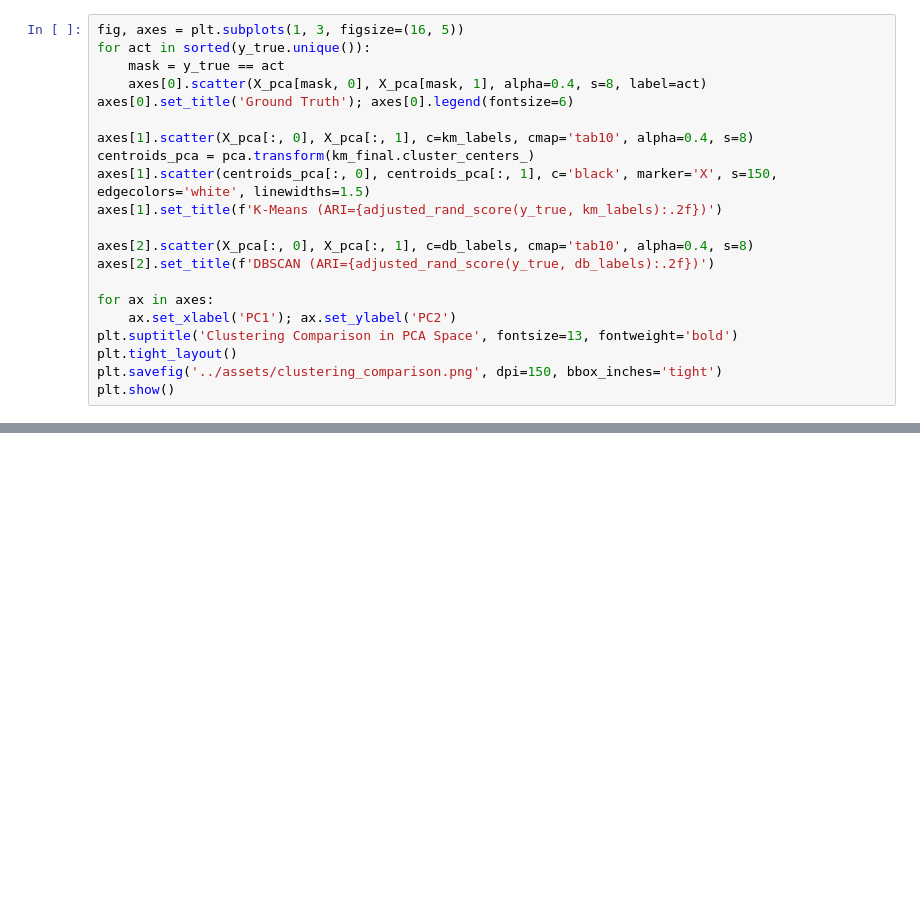
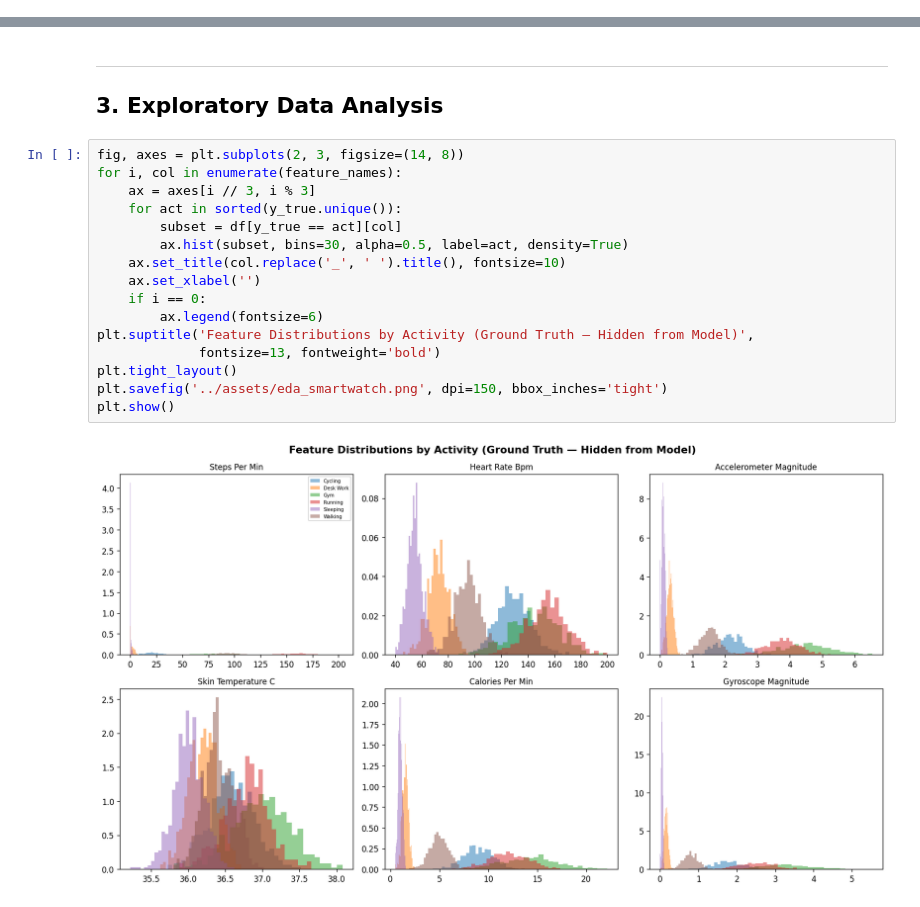
Before and after one commit to AIML-Engineering-Lab/006_unsupervised_discovery, a Jupyter notebook: notebooks/01_unsupervised_smartwatch.ipynb, the cells around one changed output, grey strips where cells are left out. Cells and saved outputs as stored; diff of their text form; blank space fills up the shorter version.

```diff
--- a/notebooks/01_unsupervised_smartwatch.ipynb
+++ b/notebooks/01_unsupervised_smartwatch.ipynb
@@ -162,21 +0,0 @@ DBSCAN: 1 clusters, 0 noise pts (0.0%)
-# %%
-fig, axes = plt.subplots(1, 3, figsize=(16, 5))
-for act in sorted(y_true.unique()):
-    mask = y_true == act
-    axes[0].scatter(X_pca[mask, 0], X_pca[mask, 1], alpha=0.4, s=8, label=act)
-axes[0].set_title('Ground Truth'); axes[0].legend(fontsize=6)
-
-axes[1].scatter(X_pca[:, 0], X_pca[:, 1], c=km_labels, cmap='tab10', alpha=0.4, s=8)
-centroids_pca = pca.transform(km_final.cluster_centers_)
-axes[1].scatter(centroids_pca[:, 0], centroids_pca[:, 1], c='black', marker='X', s=150, edgecolors='white', linewidths=1.5)
-axes[1].set_title(f'K-Means (ARI={adjusted_rand_score(y_true, km_labels):.2f})')
-
-axes[2].scatter(X_pca[:, 0], X_pca[:, 1], c=db_labels, cmap='tab10', alpha=0.4, s=8)
-axes[2].set_title(f'DBSCAN (ARI={adjusted_rand_score(y_true, db_labels):.2f})')
-
-for ax in axes:
-    ax.set_xlabel('PC1'); ax.set_ylabel('PC2')
-plt.suptitle('Clustering Comparison in PCA Space', fontsize=13, fontweight='bold')
-plt.tight_layout()
-plt.savefig('../assets/clustering_comparison.png', dpi=150, bbox_inches='tight')
-plt.show()
@@ -201,0 +66,21 @@ Notebook complete.
+# %% [markdown]
+---
+## 3. Exploratory Data Analysis
+# %%
+fig, axes = plt.subplots(2, 3, figsize=(14, 8))
+for i, col in enumerate(feature_names):
+    ax = axes[i // 3, i % 3]
+    for act in sorted(y_true.unique()):
+        subset = df[y_true == act][col]
+        ax.hist(subset, bins=30, alpha=0.5, label=act, density=True)
+    ax.set_title(col.replace('_', ' ').title(), fontsize=10)
+    ax.set_xlabel('')
+    if i == 0:
+        ax.legend(fontsize=6)
+plt.suptitle('Feature Distributions by Activity (Ground Truth — Hidden from Model)',
+             fontsize=13, fontweight='bold')
+plt.tight_layout()
+plt.savefig('../assets/eda_smartwatch.png', dpi=150, bbox_inches='tight')
+plt.show()
+# %% [output]
+[figure, added]
```
Also changed, not shown: parts of 36 cells of this notebook, 14 other files.
